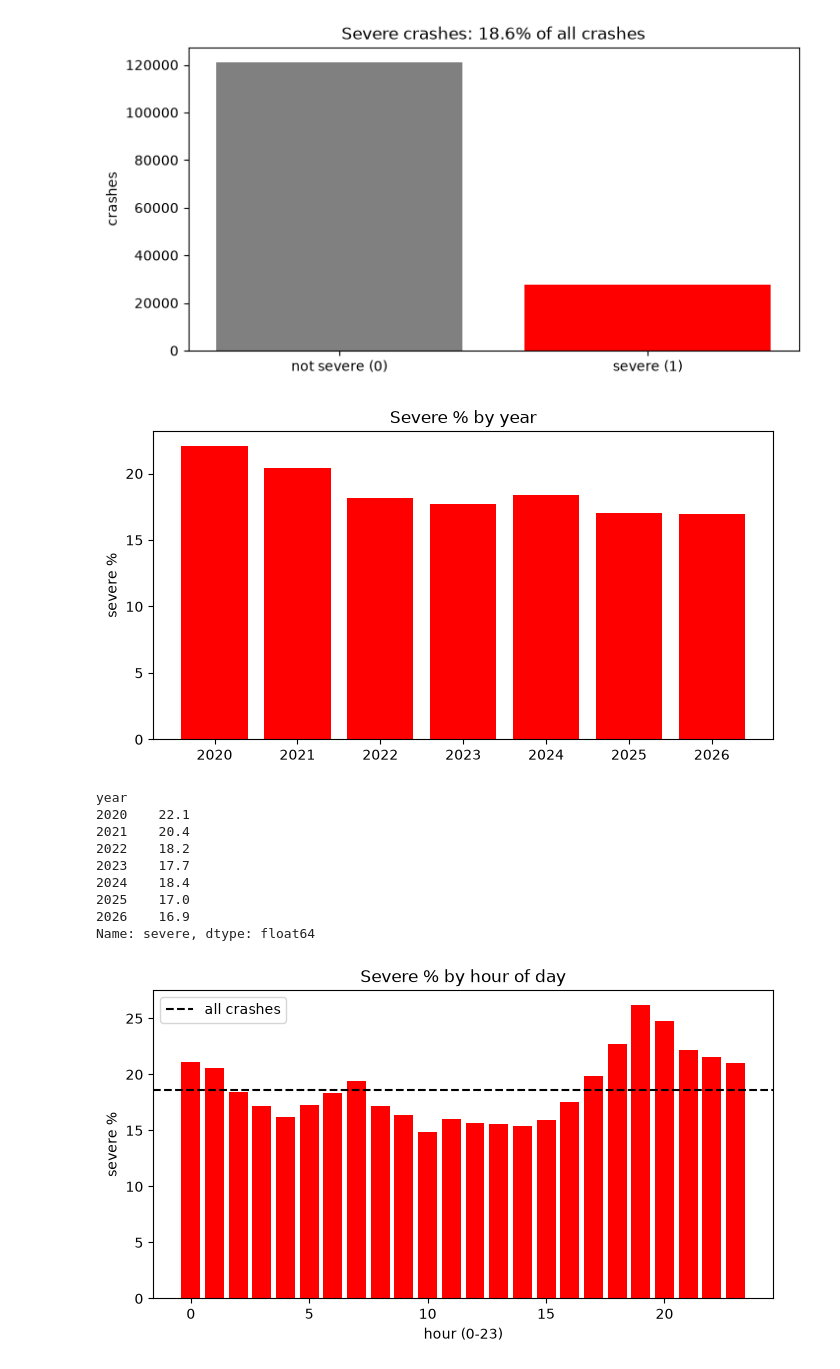
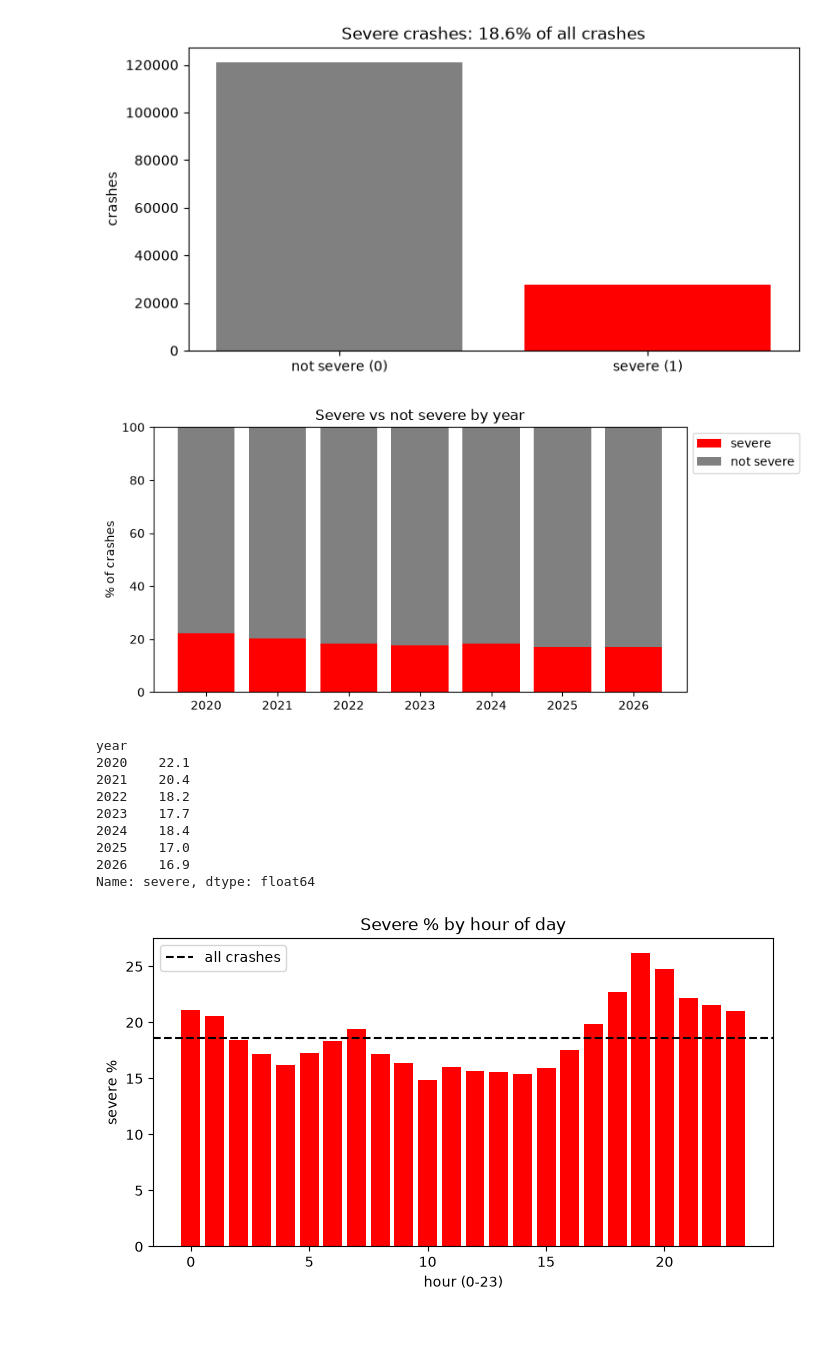
Before and after one commit to entezs/road-accident-forecast, a Jupyter notebook: notebooks/explore_idea/road_severity.ipynb, the cells around one changed output. Drawn from its saved outputs; the diff is of its cells as text; code cells hidden in the pictures; blank space fills up the shorter version.

Commit message:
chore: stack severe and not severe to 100% in the by-year chart
Co-Authored-By: Claude Opus 5.5 <noreply@anthropic.com>

```diff
--- a/notebooks/explore_idea/road_severity.ipynb
+++ b/notebooks/explore_idea/road_severity.ipynb
@@ -302,16 +302,20 @@ plt.show()
 # %% [output]
 [figure]
 # %%
-# 3.2 คำตอบ: % รุนแรงของแต่ละปี
+# 3.2 คำตอบ: % รุนแรง กับ ไม่รุนแรง ของแต่ละปี (ซ้อนกันรวมเป็น 100%)
 percent_by_year = clean.groupby("year")["severe"].mean() * 100
+not_severe_by_year = 100 - percent_by_year
 
-plt.bar(percent_by_year.index, percent_by_year.values, color="red")
-plt.title("Severe % by year")
-plt.ylabel("severe %")
+plt.bar(percent_by_year.index, percent_by_year.values, color="red", label="severe")
+plt.bar(percent_by_year.index, not_severe_by_year.values, bottom=percent_by_year.values, color="grey", label="not severe")
+plt.ylim(0, 100)
+plt.title("Severe vs not severe by year")
+plt.ylabel("% of crashes")
+plt.legend(loc="upper left", bbox_to_anchor=(1, 1))
 plt.show()
 print(percent_by_year.round(1))
 # %% [output]
-[figure, old version]
+[figure, new version]
 year
 2020    22.1
 2021    20.4
```
